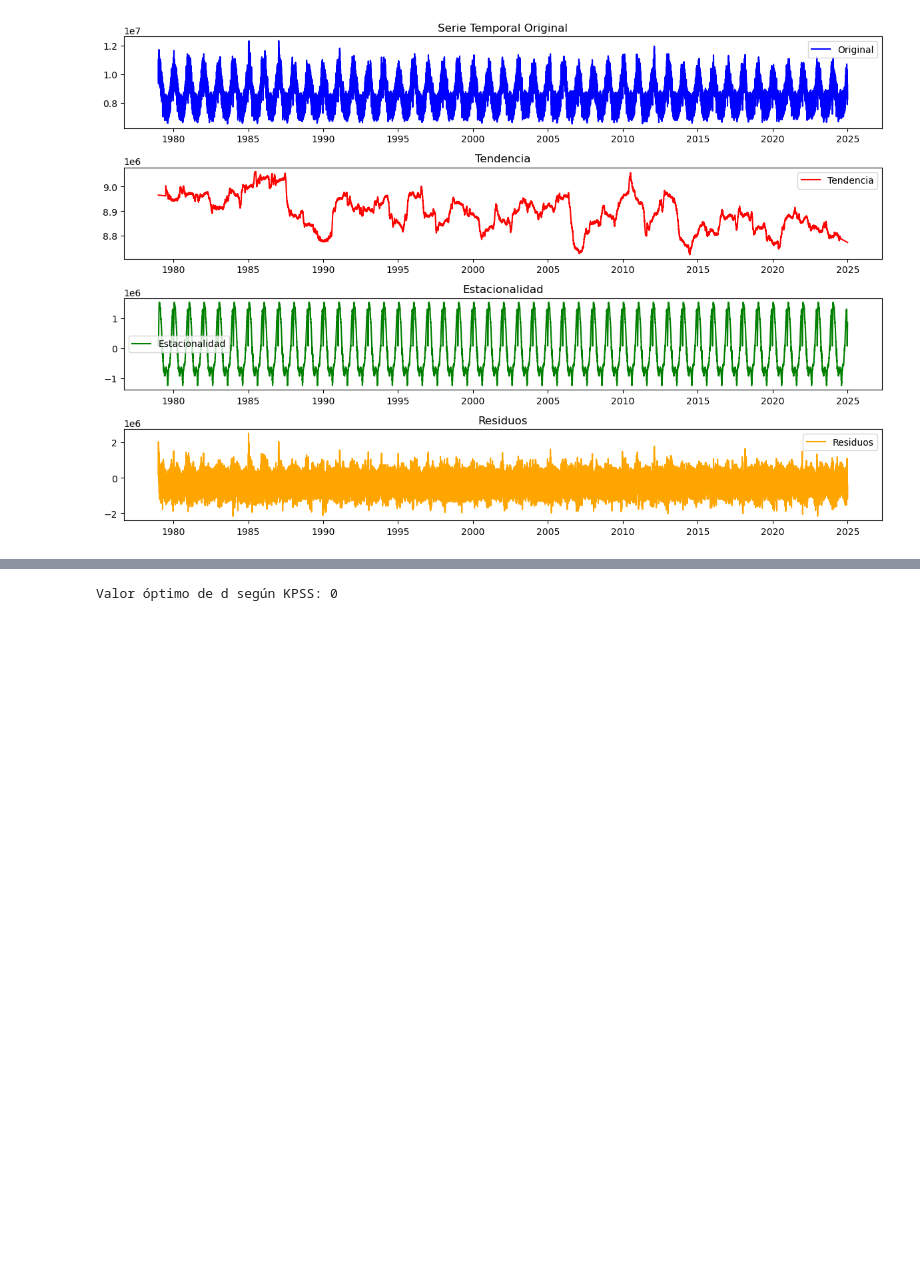
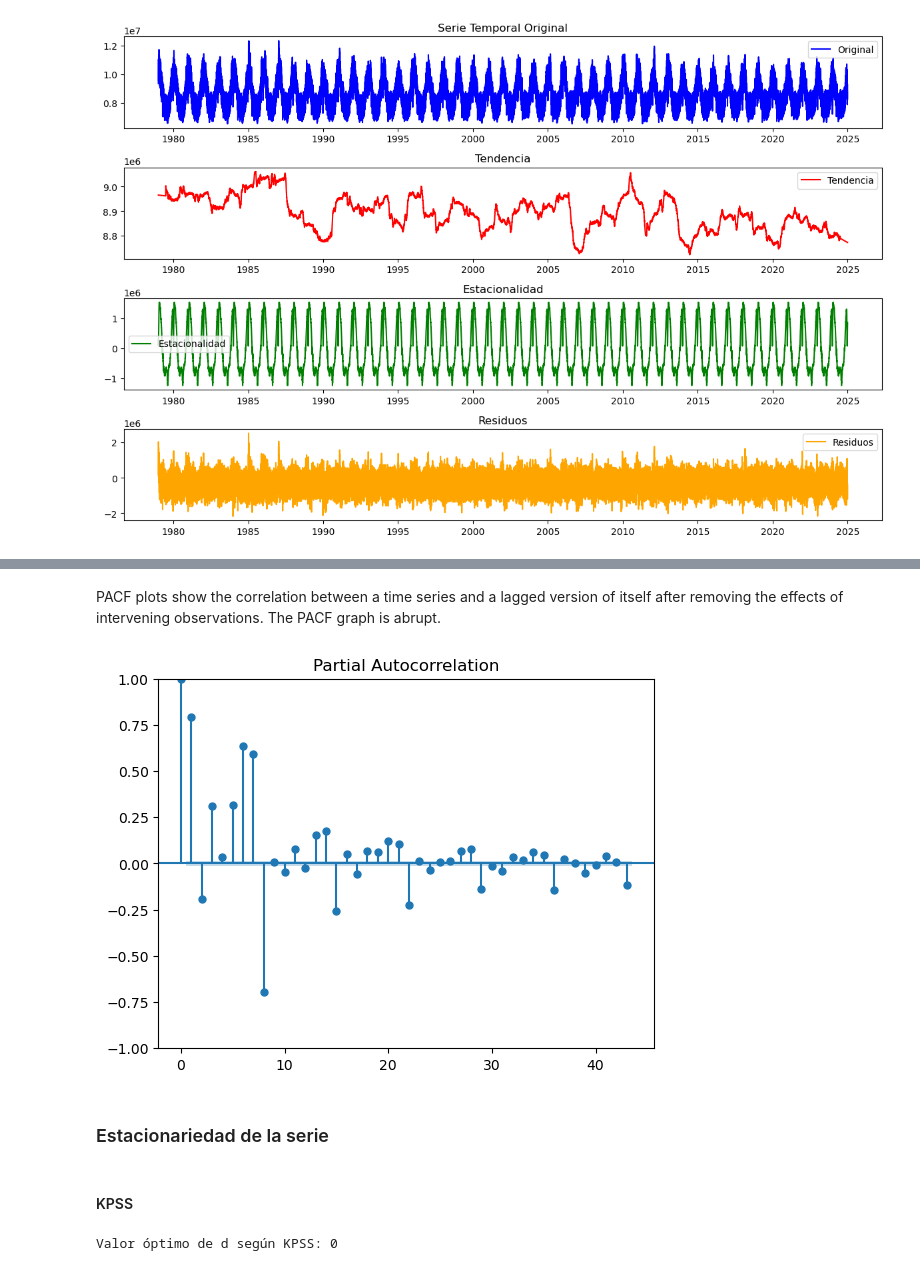
Before and after one commit to lidia-veli/SERIE_TEMPORAL_ENERGIA_v01, a Jupyter notebook: 00_caracteristicas_Serie_Temp.ipynb, the cells around one changed output, grey strips where cells are left out. Drawn from its saved outputs; the diff is of its cells as text; code cells hidden in the pictures; blank space fills up the shorter version.

```diff
--- a/00_caracteristicas_Serie_Temp.ipynb
+++ b/00_caracteristicas_Serie_Temp.ipynb
@@ -185,3 +156,16 @@ plt.show()
+# %% [markdown]
+PACF plots show the correlation between a time series and a lagged version of itself after removing the effects of intervening observations. The PACF graph is abrupt.
+# %%
+from statsmodels.graphics.tsaplots import plot_pacf
+
+plot_pacf(serie)
+plt.show()
+# %% [output]
+[figure, added]
+# %% [markdown]
+### Estacionariedad de la serie
+# %% [markdown]
+#### KPSS
 # %%
 from pmdarima.arima.utils import ndiffs
 
```
Also changed, not shown: parts of 26 cells of this notebook, 2 other files.
